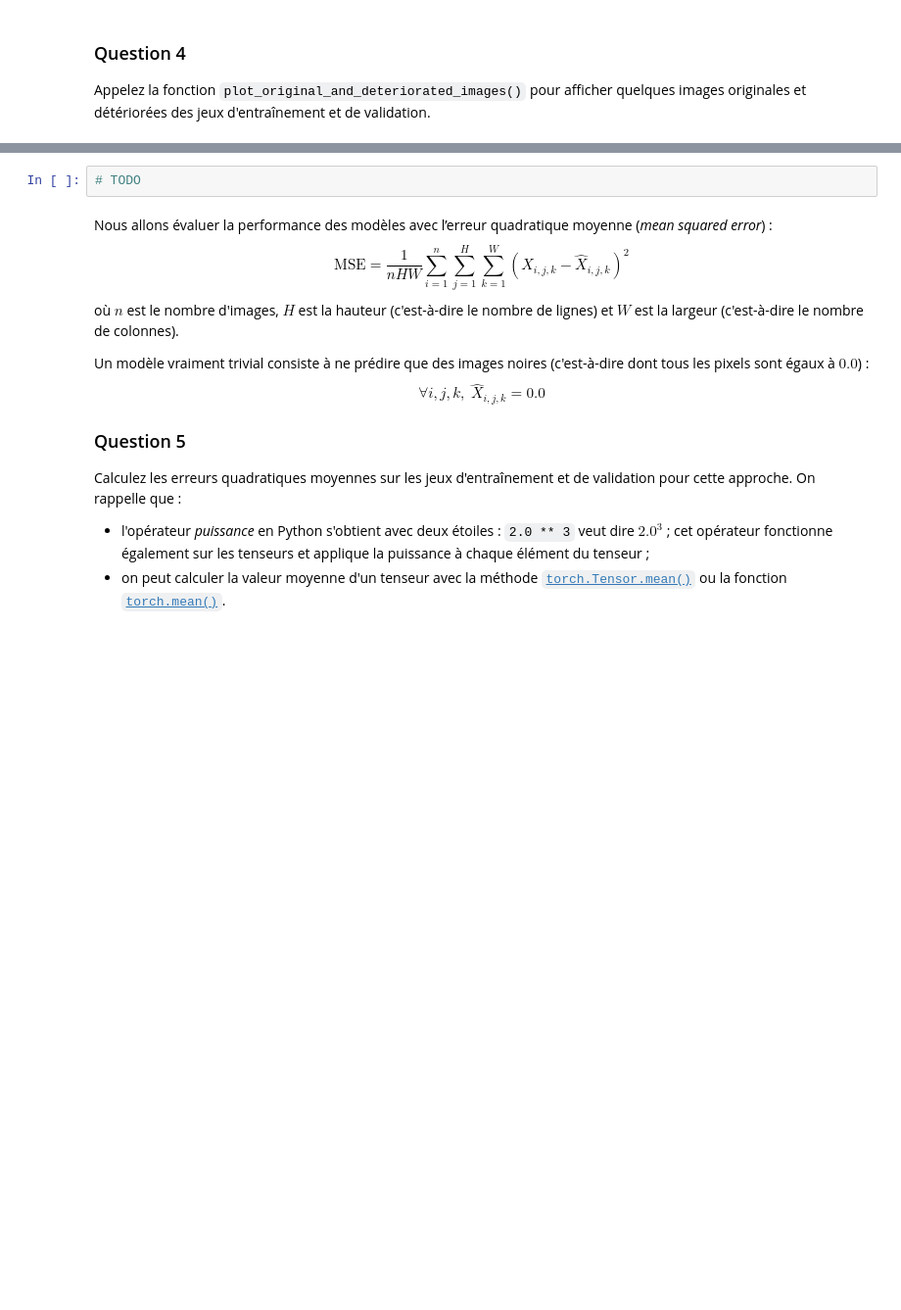
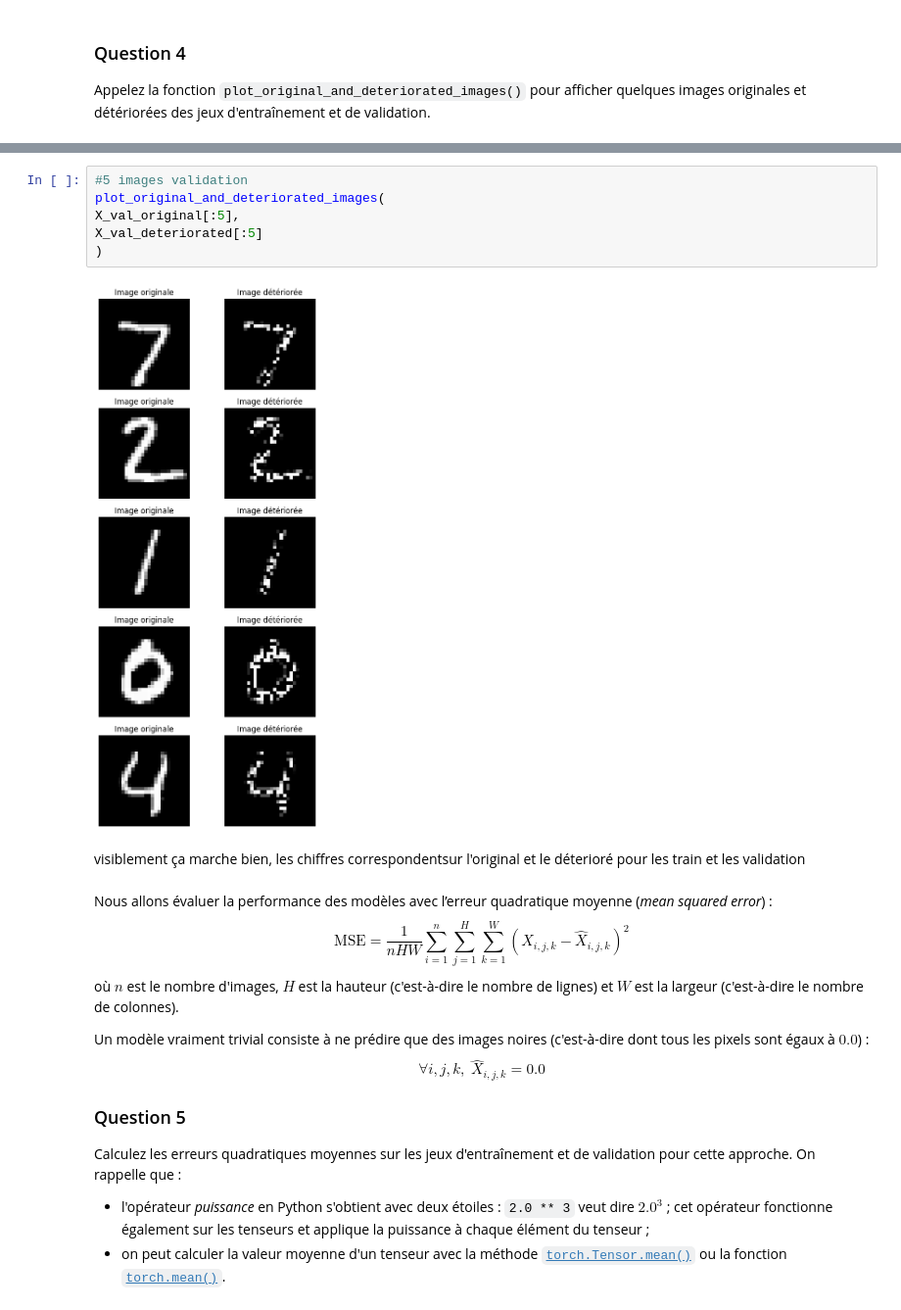
Before and after one commit to louisepech/test, a Jupyter notebook: notebooks/TP_4_1_énoncé.ipynb, the cells around one changed output, grey strips where cells are left out. Shown at 98% size. Drawn from its saved outputs; the diff is of its cells as text; blank space fills up the shorter version.

```diff
--- a/notebooks/TP_4_1_énoncé.ipynb
+++ b/notebooks/TP_4_1_énoncé.ipynb
@@ -209,5 +215,13 @@ Appelez la fonction `plot_original_and_deteriorated_images()` pour afficher quel
 # %%
-# TODO
+#5 images validation
+plot_original_and_deteriorated_images(
+X_val_original[:5],
+X_val_deteriorated[:5]
+)
+# %% [output]
+[figure, added]
+# %% [markdown]
+visiblement ça marche bien, les chiffres correspondentsur l'original et le déterioré pour les train et les validation
 # %% [markdown]
 Nous allons évaluer la performance des modèles avec l’erreur quadratique moyenne (*mean squared error*) :
 $$
```
Also changed, not shown: parts of 1 cell of this notebook.
